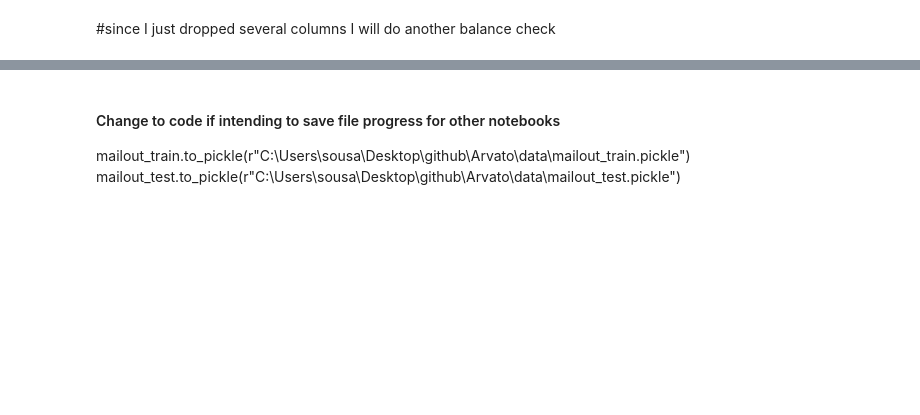
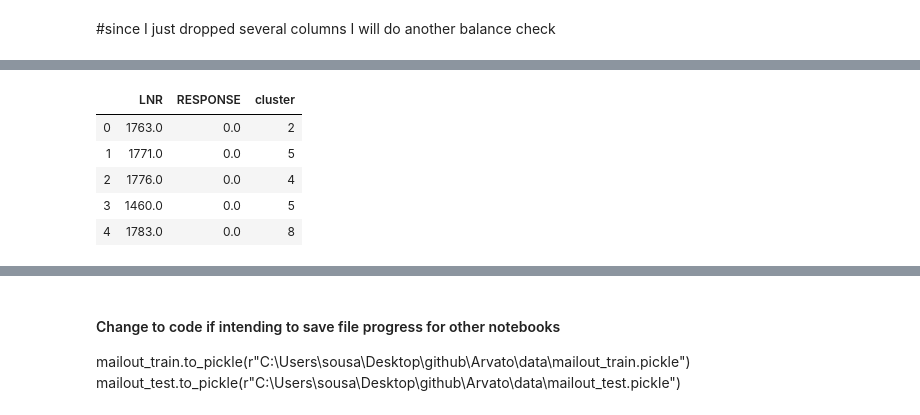
Before and after one commit to sousablde/Arvato-Bertelsmann-Customer-Acquisition, a Jupyter notebook: Arvato Project Workbook.ipynb, the cells around one changed output, grey strips where cells are left out. Saved outputs shown, nothing was run; the diff lists cells and outputs as text; code cells hidden in the pictures; blank space fills up the shorter version.

```diff
--- a/Arvato Project Workbook.ipynb
+++ b/Arvato Project Workbook.ipynb
@@ -756,0 +795,9 @@ balance_checker(mailout_train, mailout_test)
+# %%
+response_and_cluster.head()
+# %% [output]
+|  | LNR | RESPONSE | cluster |
+| 0 | 1763.0 | 0.0 | 2 |
+| 1 | 1771.0 | 0.0 | 5 |
+| 2 | 1776.0 | 0.0 | 4 |
+| 3 | 1460.0 | 0.0 | 5 |
+| 4 | 1783.0 | 0.0 | 8 |
```
Also changed, not shown: parts of 28 cells of this notebook, 2 other files.
